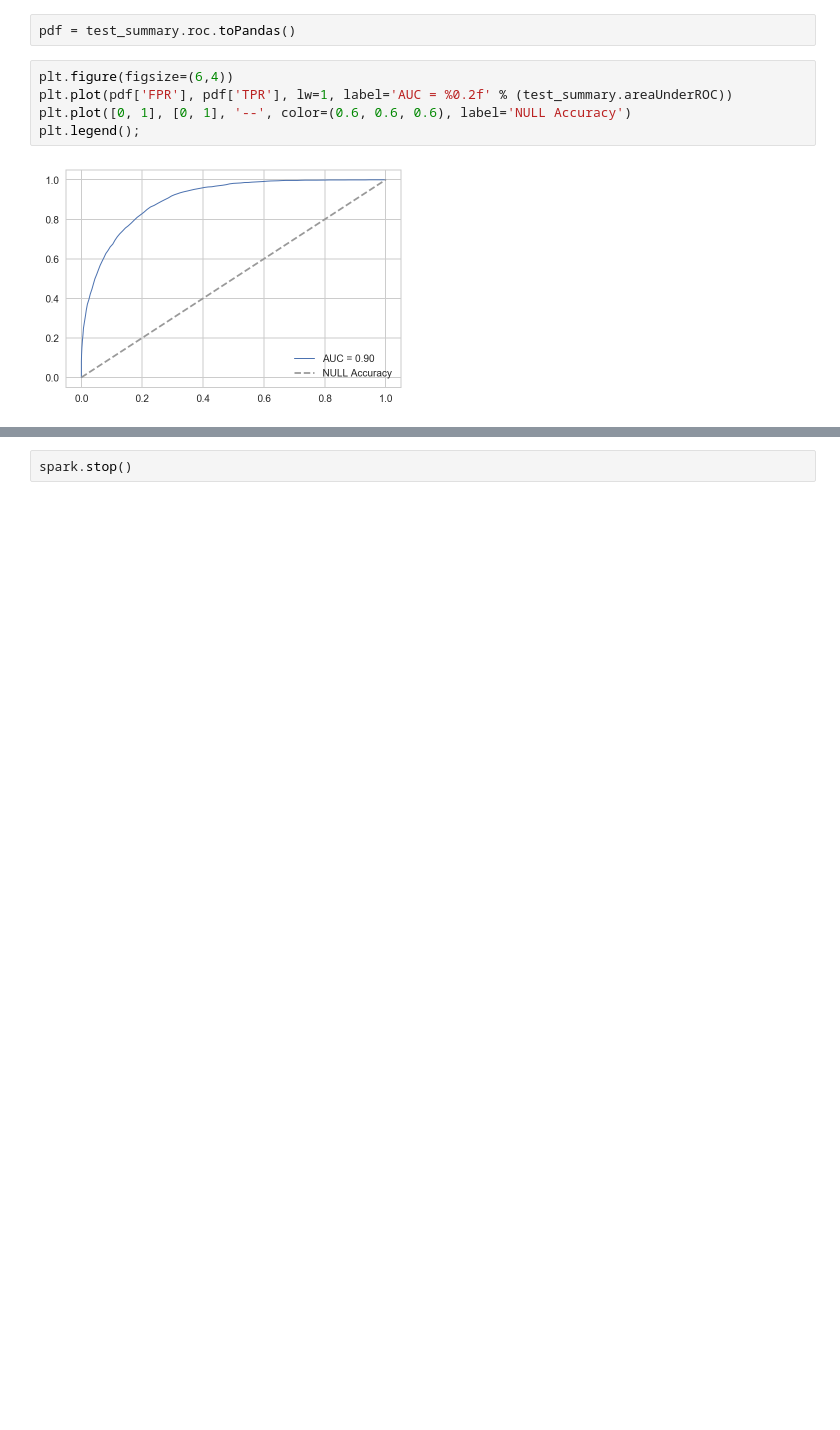
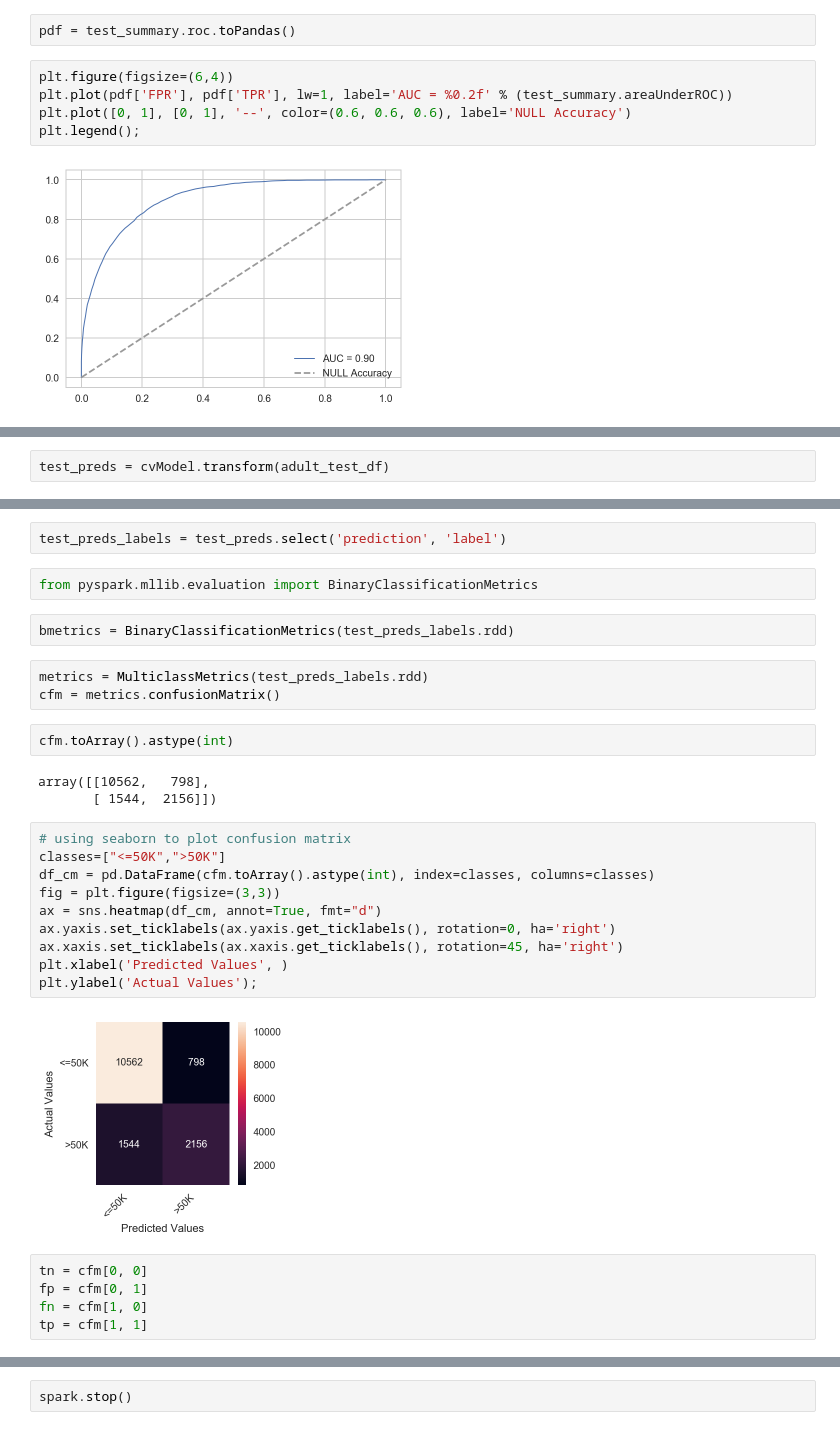
Before and after one commit to anindya-saha/Data-Science-with-Spark, a Jupyter notebook: predict-us-census-income-classification/predict-us-census-income.ipynb, the cells around one changed output, grey strips where cells are left out. Cells and saved outputs as stored; diff of their text form; blank space fills up the shorter version.

```diff
--- a/predict-us-census-income-classification/predict-us-census-income.ipynb
+++ b/predict-us-census-income-classification/predict-us-census-income.ipynb
@@ -831,0 +1081,2 @@ plt.legend();
+# %%
+test_preds = cvModel.transform(adult_test_df)
@@ -831,0 +1088,31 @@ plt.legend();
+# %%
+test_preds_labels = test_preds.select('prediction', 'label')
+# %%
+from pyspark.mllib.evaluation import BinaryClassificationMetrics
+# %%
+bmetrics = BinaryClassificationMetrics(test_preds_labels.rdd)
+# %%
+metrics = MulticlassMetrics(test_preds_labels.rdd)
+cfm = metrics.confusionMatrix()
+# %%
+cfm.toArray().astype(int)
+# %% [output]
+array([[10562,   798],
+       [ 1544,  2156]])
+# %%
+# using seaborn to plot confusion matrix
+classes=["<=50K",">50K"]
+df_cm = pd.DataFrame(cfm.toArray().astype(int), index=classes, columns=classes)
+fig = plt.figure(figsize=(3,3))
+ax = sns.heatmap(df_cm, annot=True, fmt="d")
+ax.yaxis.set_ticklabels(ax.yaxis.get_ticklabels(), rotation=0, ha='right')
+ax.xaxis.set_ticklabels(ax.xaxis.get_ticklabels(), rotation=45, ha='right')
+plt.xlabel('Predicted Values', )
+plt.ylabel('Actual Values');
+# %% [output]
+[figure, added]
+# %%
+tn = cfm[0, 0]
+fp = cfm[0, 1]
+fn = cfm[1, 0]
+tp = cfm[1, 1]
```
Also changed, not shown: parts of 96 cells of this notebook.
